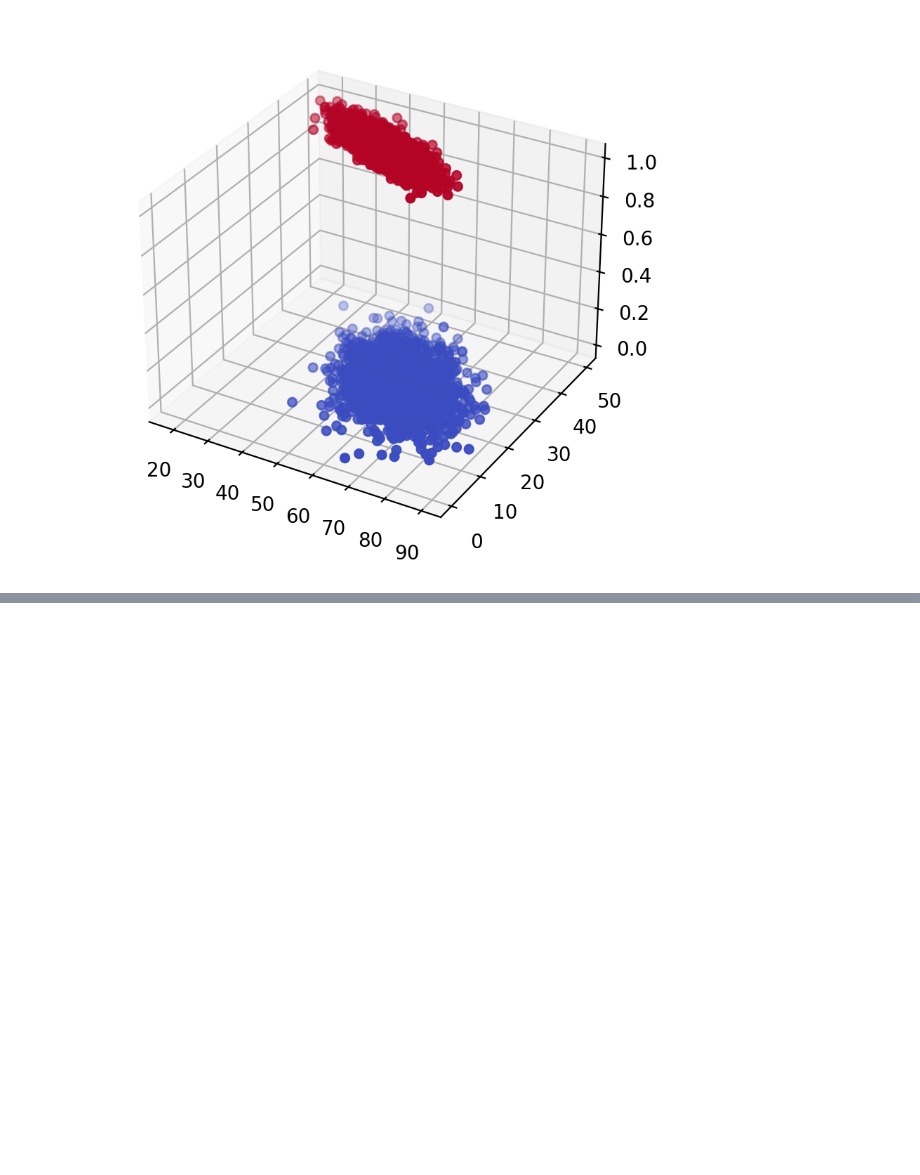
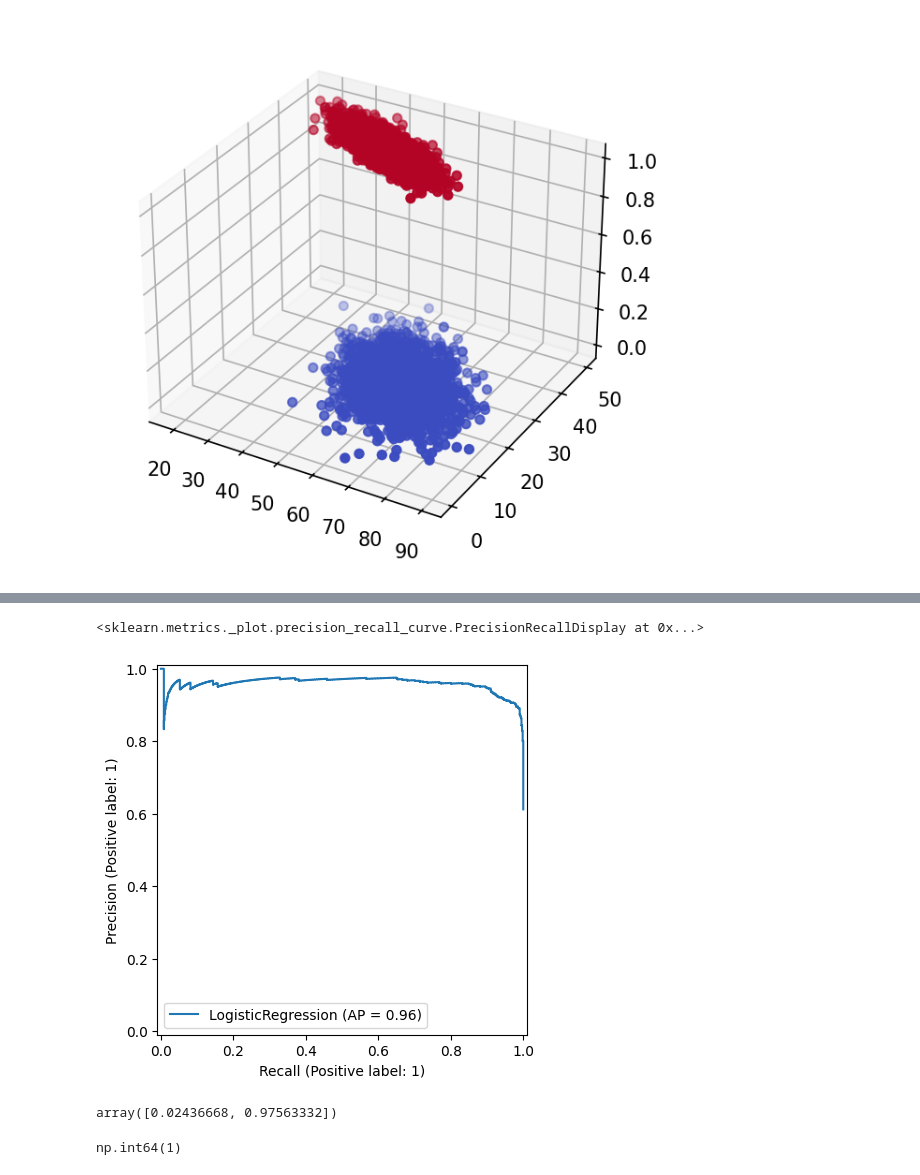
Before and after one commit to smdarshad000-lab/data-science-concepts, a Jupyter notebook: 28_logstic_regression.ipynb, the cells around one changed output, grey strips where cells are left out. Saved outputs shown, nothing was run; the diff lists cells and outputs as text; code cells hidden in the pictures; blank space fills up the shorter version.

```diff
--- a/28_logstic_regression.ipynb
+++ b/28_logstic_regression.ipynb
@@ -74,0 +230,13 @@ ax.scatter(df['age'], df['physical_score'], df['test_result'], c=df['test_result
+# %%
+PrecisionRecallDisplay.from_estimator(log_model, scaled_X_test, y_test)
+# %% [output]
+<sklearn.metrics._plot.precision_recall_curve.PrecisionRecallDisplay at 0x...>
+[figure, added]
+# %%
+log_model.predict_proba(scaled_X_test)[0] #2.4 percent chance of being 0, 97.5 percent chance of being 1
+# %% [output]
+array([0.02436668, 0.97563332])
+# %%
+y_test[0] #class belonging to class 1
+# %% [output]
+np.int64(1)
```
Also changed, not shown: parts of 33 cells of this notebook.
